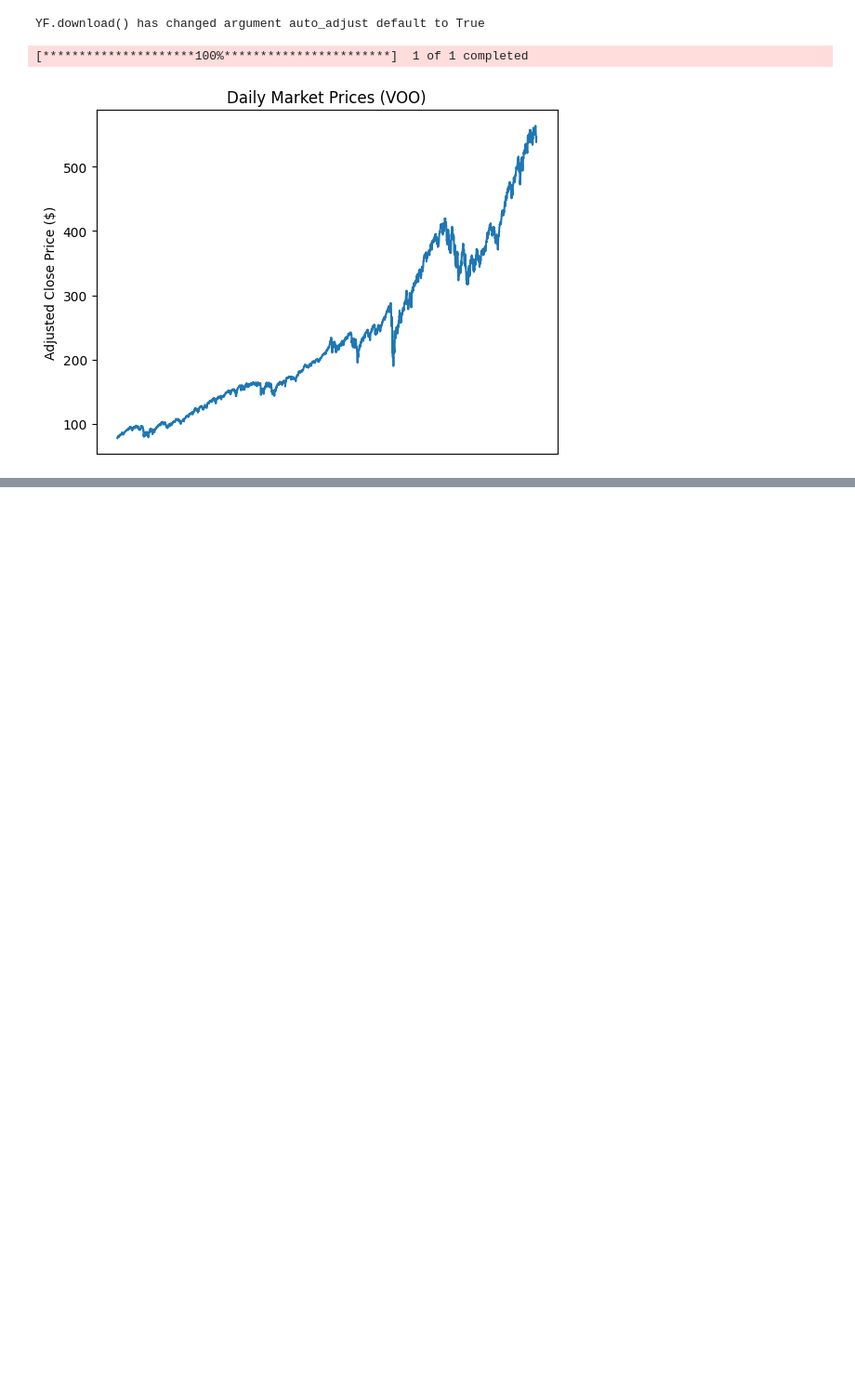
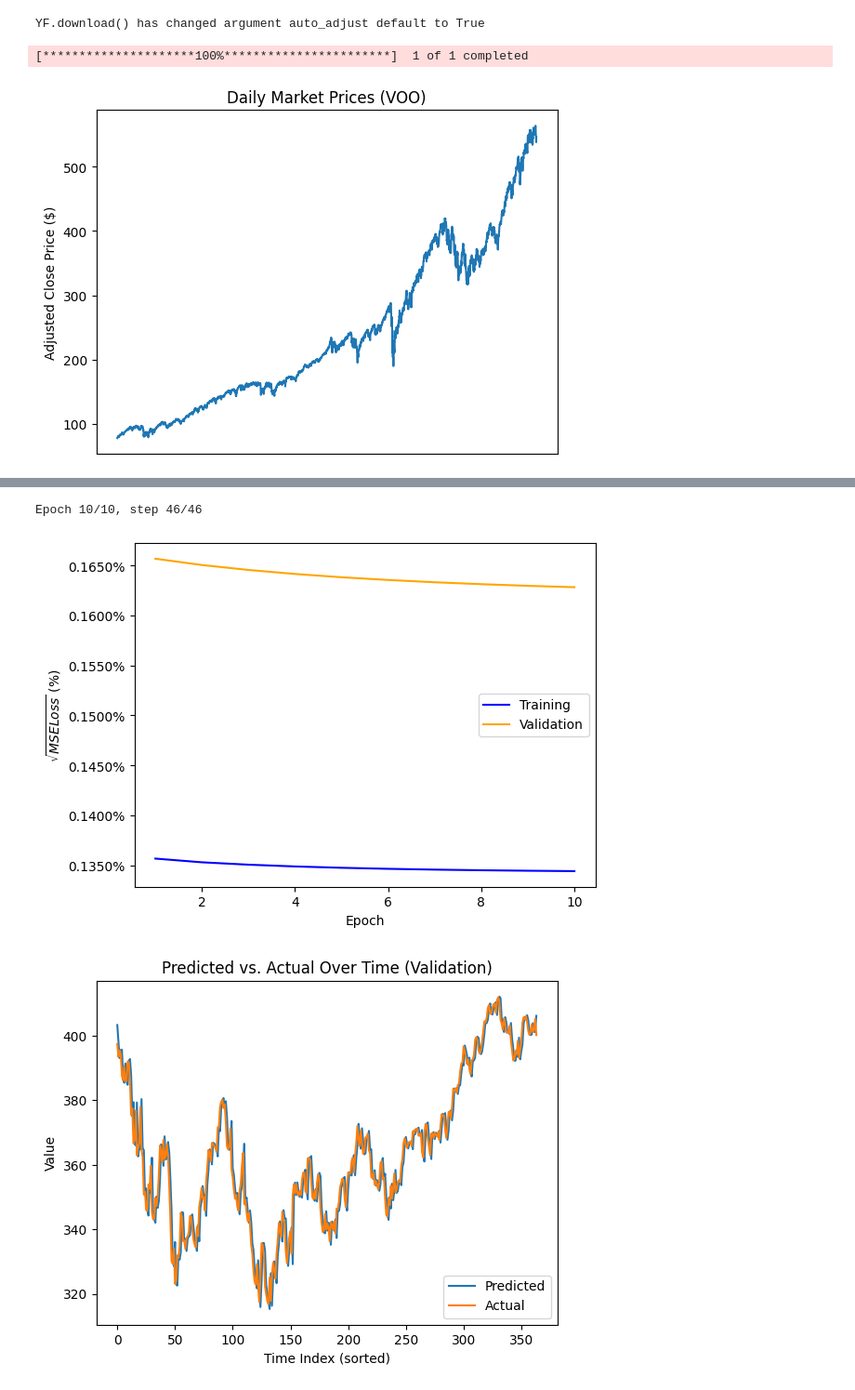
Before and after one commit to adamcataldo/letsbuildmodels, a Jupyter notebook: notebooks/stock_forecasting/market_forecasts.ipynb, the cells around one changed output, grey strips where cells are left out. Shown: that part at 93% size. Cells and saved outputs as stored; diff of their text form; code cells hidden in the pictures; blank space fills up the shorter version.

Commit message:
Added return calculations

```diff
--- a/notebooks/stock_forecasting/market_forecasts.ipynb
+++ b/notebooks/stock_forecasting/market_forecasts.ipynb
@@ -119,14 +117,17 @@ Epoch 10/10, step 46/46
 # %%
 from lbm.datasets.voo import ReturnsPreprocessor
 
-processor1 = ReturnsPreprocessor(lookback=1)
+retrurns_processor1 = ReturnsPreprocessor(lookback=1)
 train_loader, val_loader, test_loader = processor1.get_loaders()
 
-prices = processor1.dataset.returns
+prices = retrurns_processor1.dataset.returns
 plt.plot(prices * 100.0)
 plt.title("Daily Market Returns (VOO)")
 # turn off labels on x-axis
 plt.ylabel("Adjusted Close Price Returns (%)")
 plt.xticks([])
+
+print(f"Mean returns: {torch.mean(prices).item() * 100.0:.2f}%")
+print(f"Standard deviation of returns: {torch.std(prices).item() * 100.0:.2f}%")
 # %% [output]
 [*********************100%***********************]  1 of 1 completed
@@ -134,20 +136,25 @@ plt.xticks([])
 [figure]
 # %%
+import matplotlib.ticker as mtick
+
 def validate_returns_model(model, preprocessor, epochs=50):
-    train_loader, val_loader, _ = preprocessor.get_loaders()
+    batch_size = 64
+    train_loader, val_loader, _ = preprocessor.get_loaders(batch_size=batch_size)
     optimizer = Adam(model.parameters())
     loss_fn = MSELoss()
     train_losses, val_losses = train_and_validate(model, train_loader,
                                                   val_loader, optimizer,
                                                   loss_fn, epochs=epochs,
                                                   device=device)
-    plt.plot(np.arange(1, len(train_losses) + 1), np.sqrt(train_losses),
-             label='Training', color='blue')
-    plt.plot(np.arange(1, len(val_losses) + 1), np.sqrt(val_losses),
-             label='Validation', color='orange')
+    _, ax = plt.subplots()
+    ax.plot(np.arange(1, len(train_losses) + 1), np.sqrt(train_losses),
+            label='Training', color='blue')
+    ax.plot(np.arange(1, len(val_losses) + 1), np.sqrt(val_losses),
+            label='Validation', color='orange')
     plt.legend()
     plt.xlabel('Epoch')
-    plt.ylabel('$\\sqrt{MSE Loss}$ (Dollars)')
+    plt.ylabel('$\\sqrt{MSE Loss}$ (%)')
+    ax.yaxis.set_major_formatter(mtick.PercentFormatter(1.0))  # 1.0 means values are in decimal format (e.g., 0.02 -> 2%)
     plt.show()
     # Switch the model to evaluation mode
     model.eval()
@@ -156,14 +163,19 @@ def validate_returns_model(model, preprocessor, epochs=50):
     all_targets = []
     # Disable gradient calculation
     with torch.no_grad():
-        for x_val, y_val in val_loader:
+        for batch_index, (x_val, y_val) in enumerate(val_loader):
             x_val, y_val = x_val.to(device), y_val.to(device)
             # Forward pass: get model predictions
             preds = model(x_val)
 
+            count = x_val.size()[0]
+            x, y = preprocessor.get_val_prices(batch_index, batch_size, count)
+            x, actual = x.to(device), y.to(device)
+            prediction = x * (preds + 1.0)
+
             # Collect the predictions and actuals
-            all_predictions.append(preds)
-            all_targets.append(y_val)
+            all_predictions.append(prediction)
+            all_targets.append(actual)
 
     # Concatenate the batched tensors
     all_predictions = torch.cat(all_predictions).cpu().numpy()
@@ -178,3 +190,11 @@ def validate_returns_model(model, preprocessor, epochs=50):
     plt.ylabel("Value")
     plt.legend()
     plt.show()
+# %%
+model = NoBiasLinearForecaster()
+
+validate_returns_model(model, retrurns_processor1, epochs=10)
+# %% [output]
+Epoch 10/10, step 46/46
+[figure, added]
+[figure, added]
```
Also changed, not shown: parts of 3 cells of this notebook.
